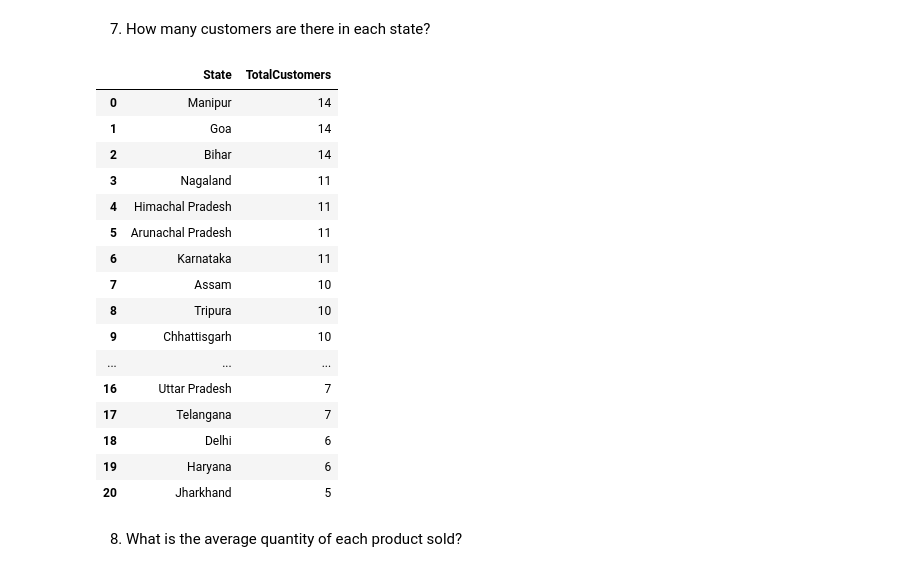
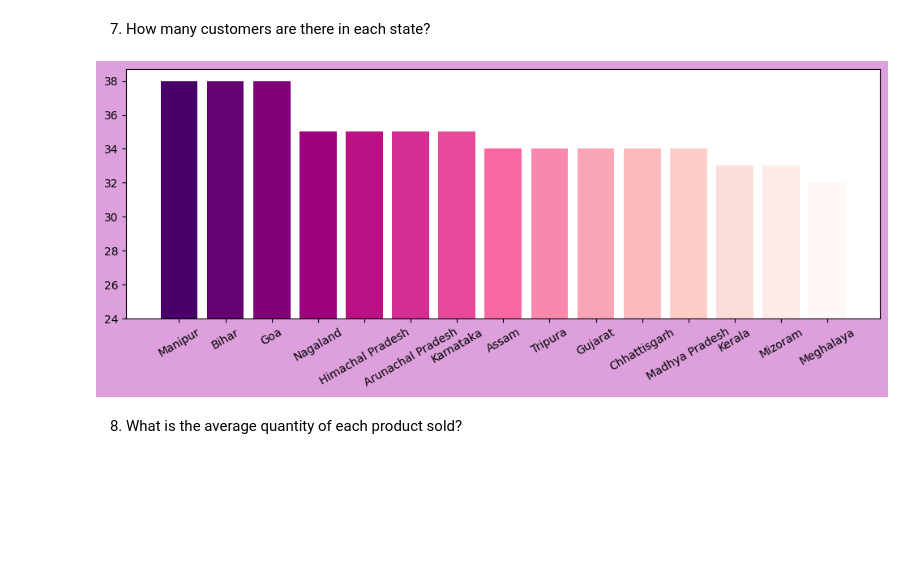
Before and after one commit to MonikaHussain/ecommerce_analysis, a Jupyter notebook: swiftmarket.ipynb, the cells around one changed output. Drawn from its saved outputs; the diff is of its cells as text; code cells hidden in the pictures; blank space fills up the shorter version.

```diff
--- a/swiftmarket.ipynb
+++ b/swiftmarket.ipynb
@@ -569,33 +589,34 @@ plt.yticks([])
 [figure]
 # %% [markdown]
  7. How many customers are there in each state?
-# %%
-query = """ SELECT
-State,
-COUNT(*) AS TotalCustomers
-FROM Customers
-GROUP BY State
-ORDER BY TotalCustomers desc;
-"""
-df = read_query(query)
-df
-# %% [output]
-|  | State | TotalCustomers |
-| 0 | Manipur | 14 |
-| 1 | Goa | 14 |
-| 2 | Bihar | 14 |
-| 3 | Nagaland | 11 |
-| 4 | Himachal Pradesh | 11 |
-| 5 | Arunachal Pradesh | 11 |
-| 6 | Karnataka | 11 |
-| 7 | Assam | 10 |
-| 8 | Tripura | 10 |
-| 9 | Chhattisgarh | 10 |
-| ... | ... | ... |
-| 16 | Uttar Pradesh | 7 |
-| 17 | Telangana | 7 |
-| 18 | Delhi | 6 |
-| 19 | Haryana | 6 |
-| 20 | Jharkhand | 5 |
+# %%
+cmap_c = np.linspace(1,0,15)
+cmap= plt.cm.RdPu(cmap_c)
+# %%
+query = """ SELECT
+State,
+COUNT(*) AS TotalCustomers
+FROM Customers
+GROUP BY State
+ORDER BY TotalCustomers desc
+limit 15;
+"""
+state_cus = read_query(query)
+state_cus
+
+
+# fetching values
+states=state_cus['State'].values
+customers=state_cus['TotalCustomers'].values
+
+# plotting graph
+plt.figure(figsize=(12,4),facecolor='plum')
+plt.bar(height=customers,x=states,bottom=24,width=0.8,color=cmap)
+plt.xticks(rotation=30)
+
+
+plt.show()
+# %% [output]
+[figure, added]
 # %% [markdown]
 8. What is the average quantity of each product sold?
```
Also changed, not shown: parts of 15 cells of this notebook.
